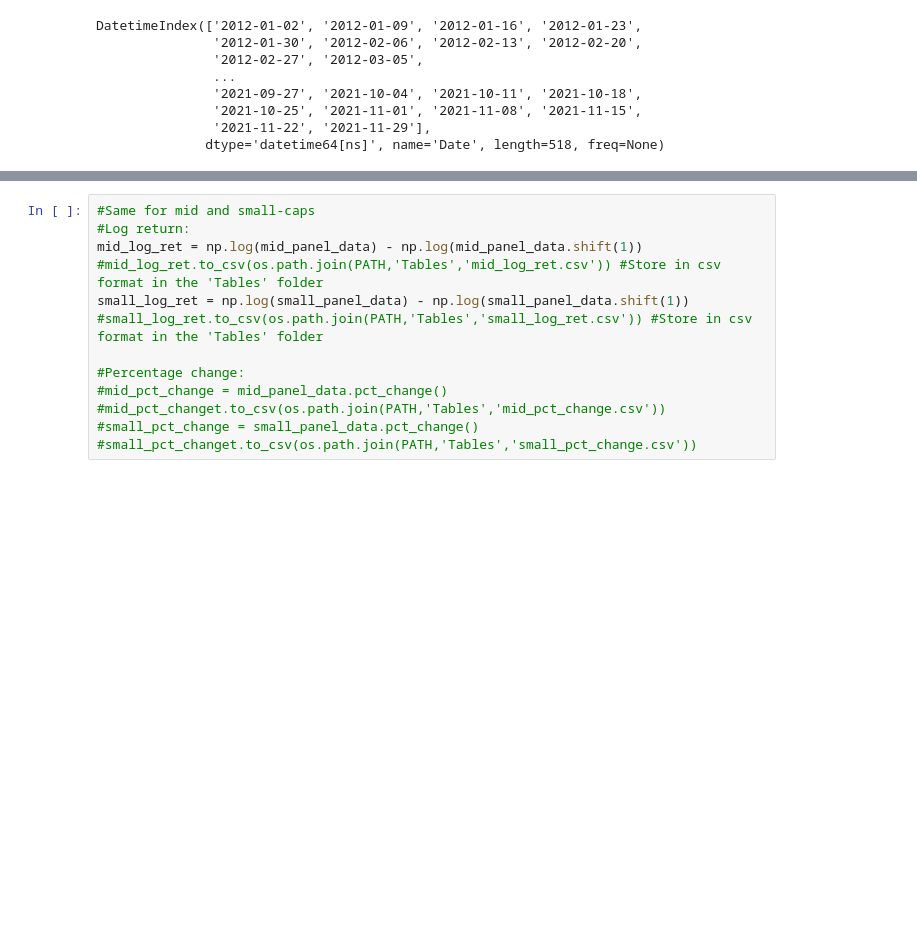
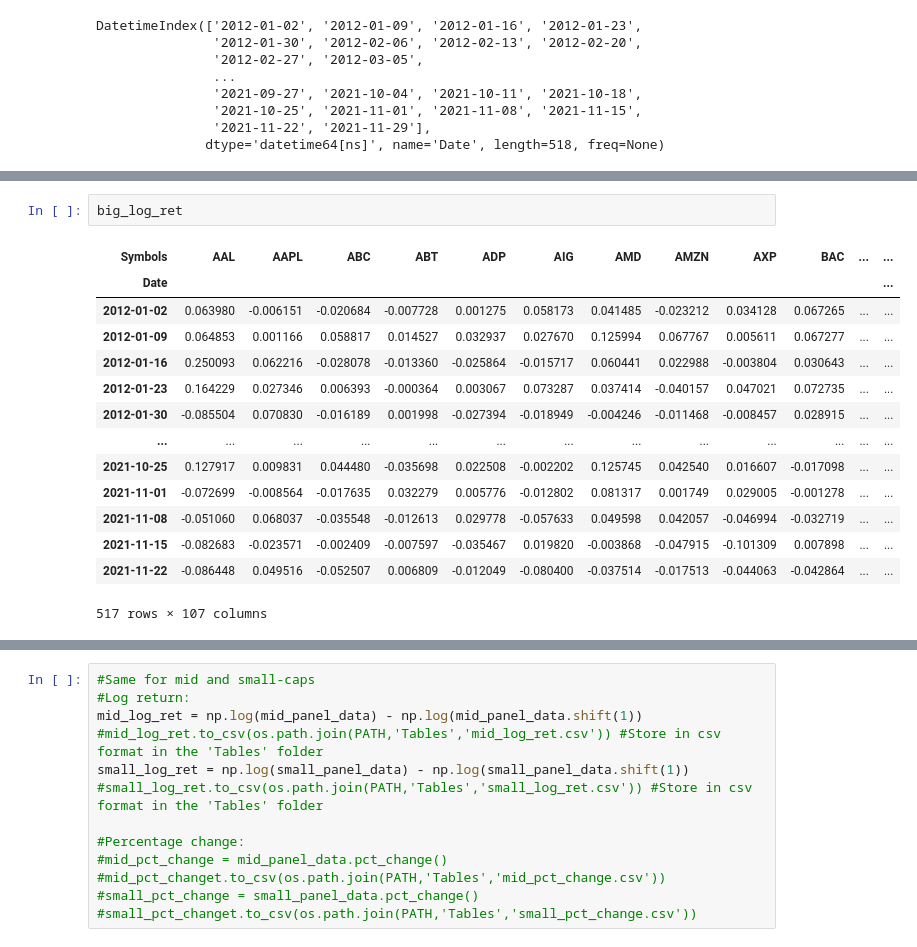
Before and after one commit to DaniloMendezR/master_thesis, a Jupyter notebook: Tables_creation.ipynb, the cells around one changed output, grey strips where cells are left out. Cells and saved outputs as stored; diff of their text form; blank space fills up the shorter version.

```diff
--- a/Tables_creation.ipynb
+++ b/Tables_creation.ipynb
@@ -216,0 +264,17 @@ def big_min_sentiment(sentiment:str, tolerance = 2):
+# %%
+big_log_ret
+# %% [output]
+| Symbols | AAL | AAPL | ABC | ABT | ADP | AIG | AMD | AMZN | AXP | BAC | ... | ... |
+| Date |  |  |  |  |  |  |  |  |  |  |  | ... |
+| 2012-01-02 | 0.063980 | -0.006151 | -0.020684 | -0.007728 | 0.001275 | 0.058173 | 0.041485 | -0.023212 | 0.034128 | 0.067265 | ... | ... |
+| 2012-01-09 | 0.064853 | 0.001166 | 0.058817 | 0.014527 | 0.032937 | 0.027670 | 0.125994 | 0.067767 | 0.005611 | 0.067277 | ... | ... |
+| 2012-01-16 | 0.250093 | 0.062216 | -0.028078 | -0.013360 | -0.025864 | -0.015717 | 0.060441 | 0.022988 | -0.003804 | 0.030643 | ... | ... |
+| 2012-01-23 | 0.164229 | 0.027346 | 0.006393 | -0.000364 | 0.003067 | 0.073287 | 0.037414 | -0.040157 | 0.047021 | 0.072735 | ... | ... |
+| 2012-01-30 | -0.085504 | 0.070830 | -0.016189 | 0.001998 | -0.027394 | -0.018949 | -0.004246 | -0.011468 | -0.008457 | 0.028915 | ... | ... |
+| ... | ... | ... | ... | ... | ... | ... | ... | ... | ... | ... | ... | ... |
+| 2021-10-25 | 0.127917 | 0.009831 | 0.044480 | -0.035698 | 0.022508 | -0.002202 | 0.125745 | 0.042540 | 0.016607 | -0.017098 | ... | ... |
+| 2021-11-01 | -0.072699 | -0.008564 | -0.017635 | 0.032279 | 0.005776 | -0.012802 | 0.081317 | 0.001749 | 0.029005 | -0.001278 | ... | ... |
+| 2021-11-08 | -0.051060 | 0.068037 | -0.035548 | -0.012613 | 0.029778 | -0.057633 | 0.049598 | 0.042057 | -0.046994 | -0.032719 | ... | ... |
+| 2021-11-15 | -0.082683 | -0.023571 | -0.002409 | -0.007597 | -0.035467 | 0.019820 | -0.003868 | -0.047915 | -0.101309 | 0.007898 | ... | ... |
+| 2021-11-22 | -0.086448 | 0.049516 | -0.052507 | 0.006809 | -0.012049 | -0.080400 | -0.037514 | -0.017513 | -0.044063 | -0.042864 | ... | ... |
+517 rows × 107 columns
```
Also changed, not shown: parts of 8 cells of this notebook, 2 other files.
